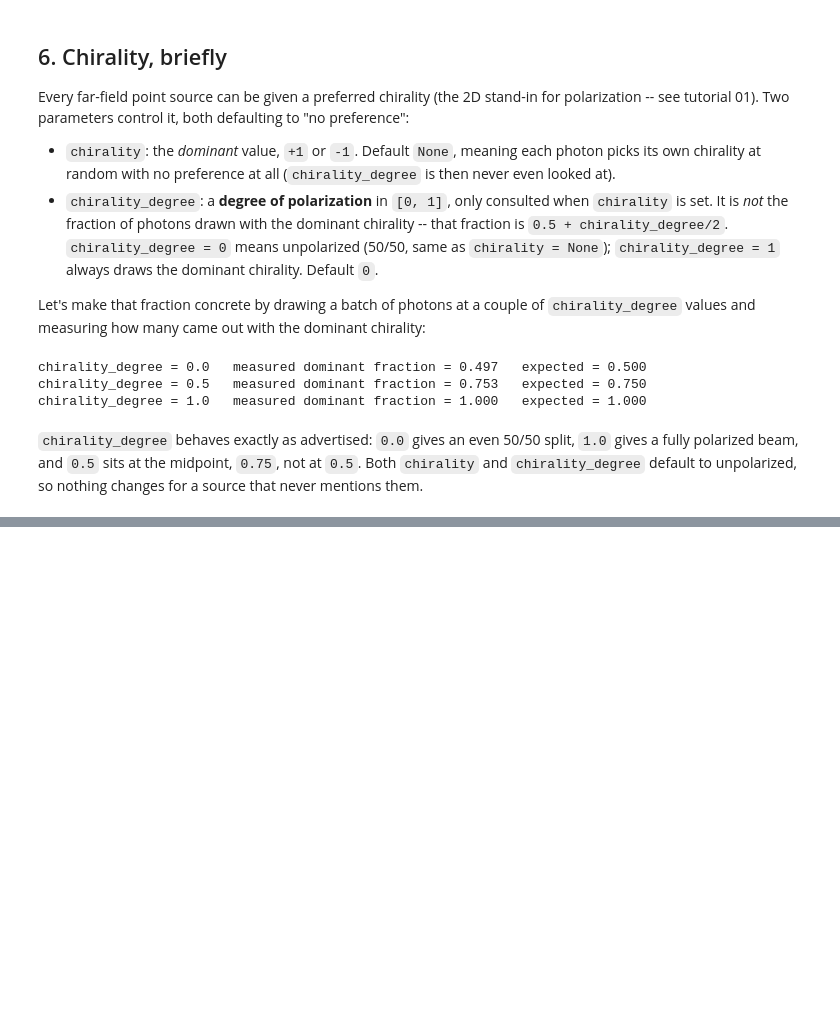
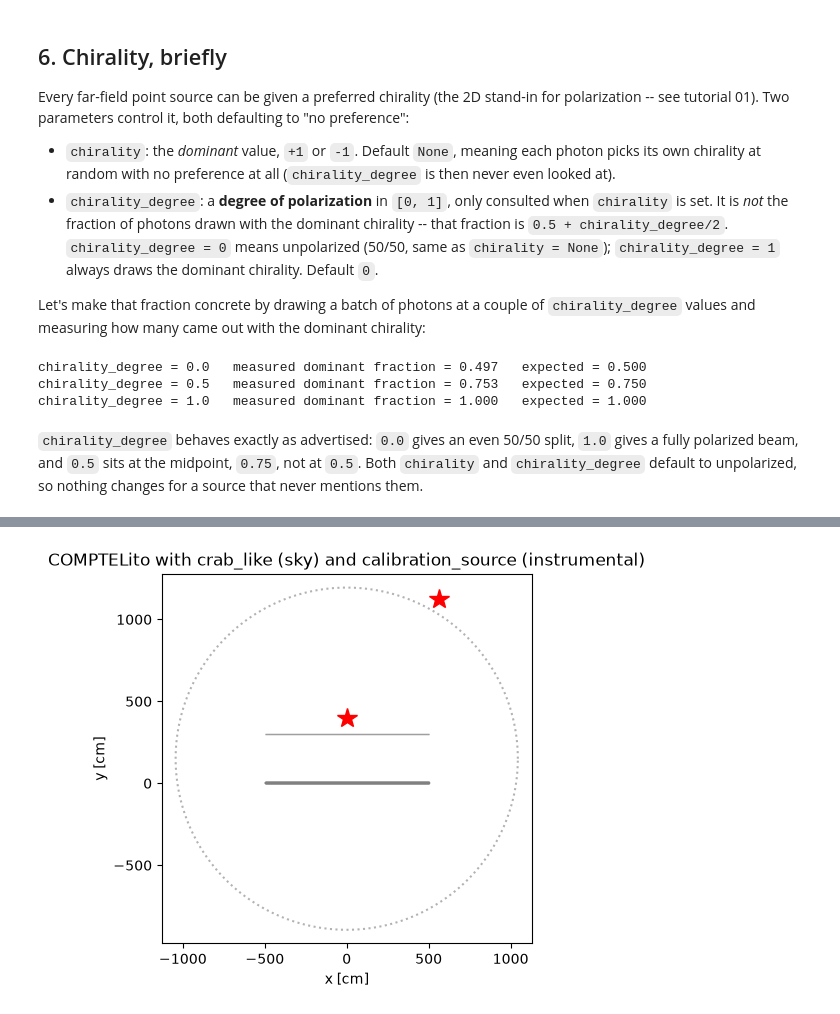
Before and after one commit to israelmcmc-ai/gammaraytoys, a Jupyter notebook: docs/examples/cosimita/00-source_normalization.ipynb, the cells around one changed output, grey strips where cells are left out. Drawn from its saved outputs; the diff is of its cells as text; code cells hidden in the pictures; blank space fills up the shorter version.

```diff
--- a/docs/examples/cosimita/00-source_normalization.ipynb
+++ b/docs/examples/cosimita/00-source_normalization.ipynb
@@ -200,12 +200,22 @@ from gammaraytoys.coordinates import Cartesian2D
 class DemoNearFieldSource(NearFieldSource):
     """Toy near-field source: an isotropic emitter at a fixed detector-frame
     position, well inside the surrounding circle. Only here to demonstrate
-    the extension point -- PR 4 adds the real `NearPointSource`."""
+    the extension point -- PR 4 adds the real `NearPointSource`.
+
+    `position` overrides the abstract property `NearFieldSource.plot` uses
+    (see the plotting section below) -- stored as `self._position` because
+    the base class already claims `position` itself as a property, so a
+    plain `self.position = ...` assignment in `__init__` isn't available.
+    """
 
     def __init__(self, position, rate, spectrum):
-        self.position = position
+        self._position = position
         self._rate = rate
         self._spectrum = spectrum
+
+    @property
+    def position(self):
+        return self._position
 
     @property
     def rate(self):
@@ -404,0 +436,13 @@ them.
+# %%
+ax = comptelito.plot()
+
+# Far-field: crab_like sits on the sky circle, 30 deg off-axis.
+crab_like.plot(ax, comptelito)
+
+# Near-field: calibration_source is marked right where it actually is,
+# above the tracker -- not out on the sky circle with the far-field source.
+calibration_source.plot(ax, comptelito)
+
+ax.set_title('COMPTELito with crab_like (sky) and calibration_source (instrumental)');
+# %% [output]
+[figure, added]
```
Also changed, not shown: parts of 1 cell of this notebook, 4 other files.
